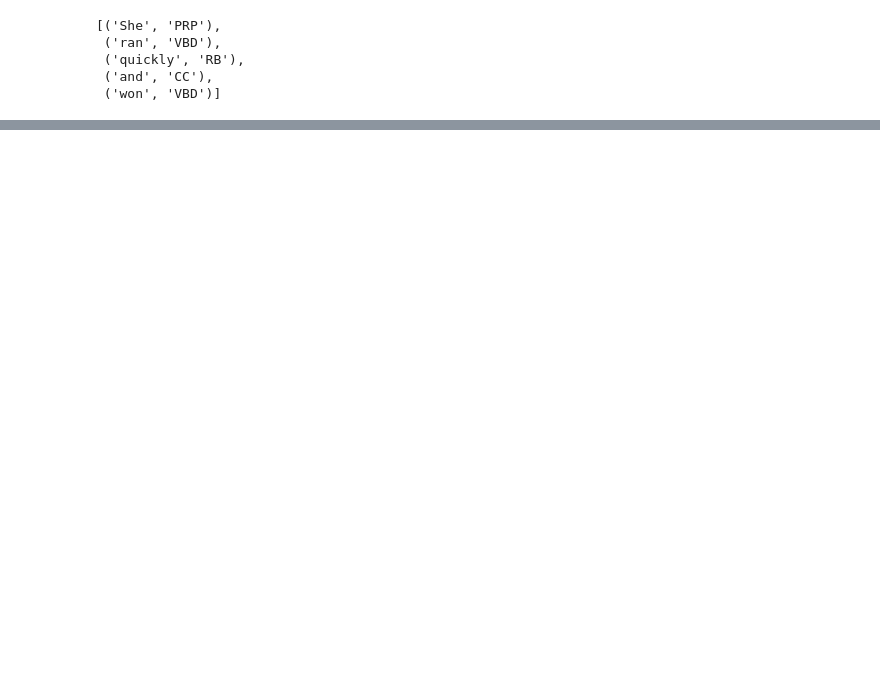
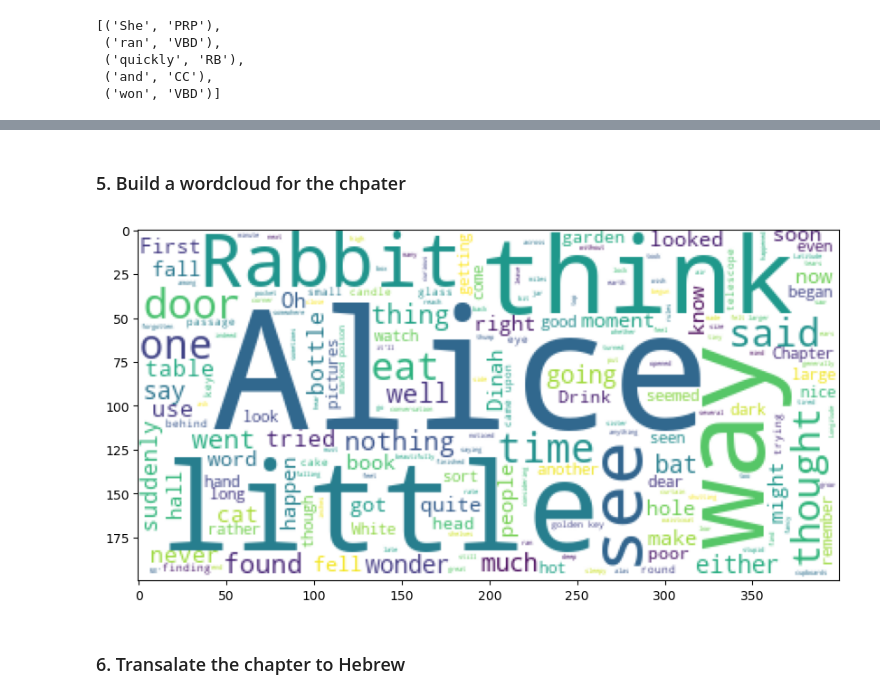
Before and after one commit to yairhoresh/Afeka, a Jupyter notebook: class_exercise_pos_tagging.ipynb, the cells around one changed output, grey strips where cells are left out. Saved outputs shown, nothing was run; the diff lists cells and outputs as text; code cells hidden in the pictures; blank space fills up the shorter version.

```diff
--- a/class_exercise_pos_tagging.ipynb
+++ b/class_exercise_pos_tagging.ipynb
@@ -58,0 +33,12 @@ alice_line_by_line[0:20]
+# %%
+import re
+
+alice_clean = [re.sub('<.+?>', '', line) for line in alice_line_by_line]
+# note that unlike + which is a gready qualifier
+# +? is a lazy qualifier that stops after the first match
+alice_clean = [re.sub('\n', '', line) for line in alice_clean]
+alice_clean = [re.sub('^\s+', '', line) for line in alice_clean]
+alice_clean = [re.sub('\*.+\*', '', line) for line in alice_clean]
+alice_clean = [line for line in alice_clean if len(line)>0]
+
+alice_single_text = ' '.join(alice_clean)
@@ -58,0 +94,14 @@ alice_line_by_line[0:20]
+# %% [markdown]
+### 5. Build a wordcloud for the chpater
+# %%
+from wordcloud import WordCloud
+import matplotlib.pyplot as plt
+wordcloud = WordCloud(background_color="white", max_words=5000, contour_width=3, contour_color='steelblue')
+wordcloud.generate(alice_single_text)
+plt.figure(figsize=(10,10))
+plt.imshow(wordcloud)
+plt.show()
+# %% [output]
+[figure, added]
+# %% [markdown]
+### 6. Transalate the chapter to Hebrew
```
Also changed, not shown: parts of 13 cells of this notebook.
